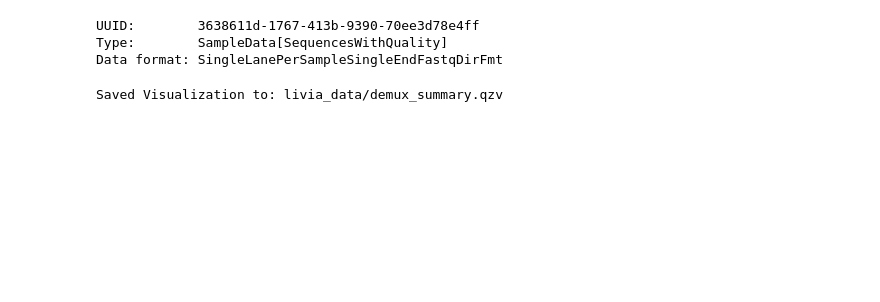
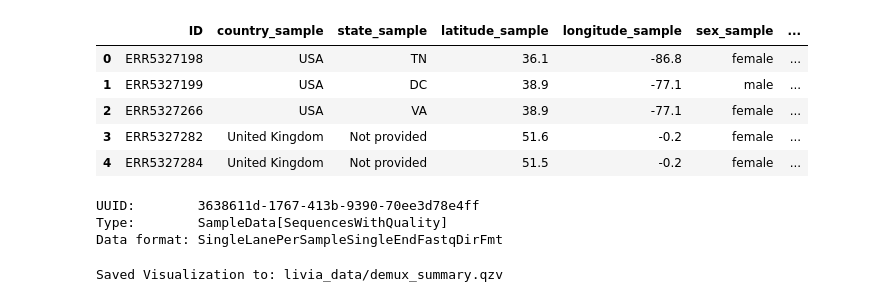
Before and after one commit to Liviareaglauser/FunGut2_V3, a Jupyter notebook: livia/livia.ipynb, the cells around one changed output. Saved outputs shown, nothing was run; the diff lists cells and outputs as text; code cells hidden in the pictures; blank space fills up the shorter version.

```diff
--- a/livia/livia.ipynb
+++ b/livia/livia.ipynb
@@ -16,6 +16,15 @@ import matplotlib.pyplot as plt
 PATH = "livia_data/fungut_metadata.tsv"
 # %%
 surveys_df = pd.read_csv(PATH, sep="\t")
+# %%
+surveys_df.head()
+# %% [output]
+|  | ID | country_sample | state_sample | latitude_sample | longitude_sample | sex_sample | ... |
+| 0 | ERR5327198 | USA | TN | 36.1 | -86.8 | female | ... |
+| 1 | ERR5327199 | USA | DC | 38.9 | -77.1 | male | ... |
+| 2 | ERR5327266 | USA | VA | 38.9 | -77.1 | female | ... |
+| 3 | ERR5327282 | United Kingdom | Not provided | 51.6 | -0.2 | female | ... |
+| 4 | ERR5327284 | United Kingdom | Not provided | 51.5 | -0.2 | female | ... |
 # %%
 data_dir = 'livia_data'
 # %%
```
Also changed, not shown: parts of 8 cells of this notebook.
